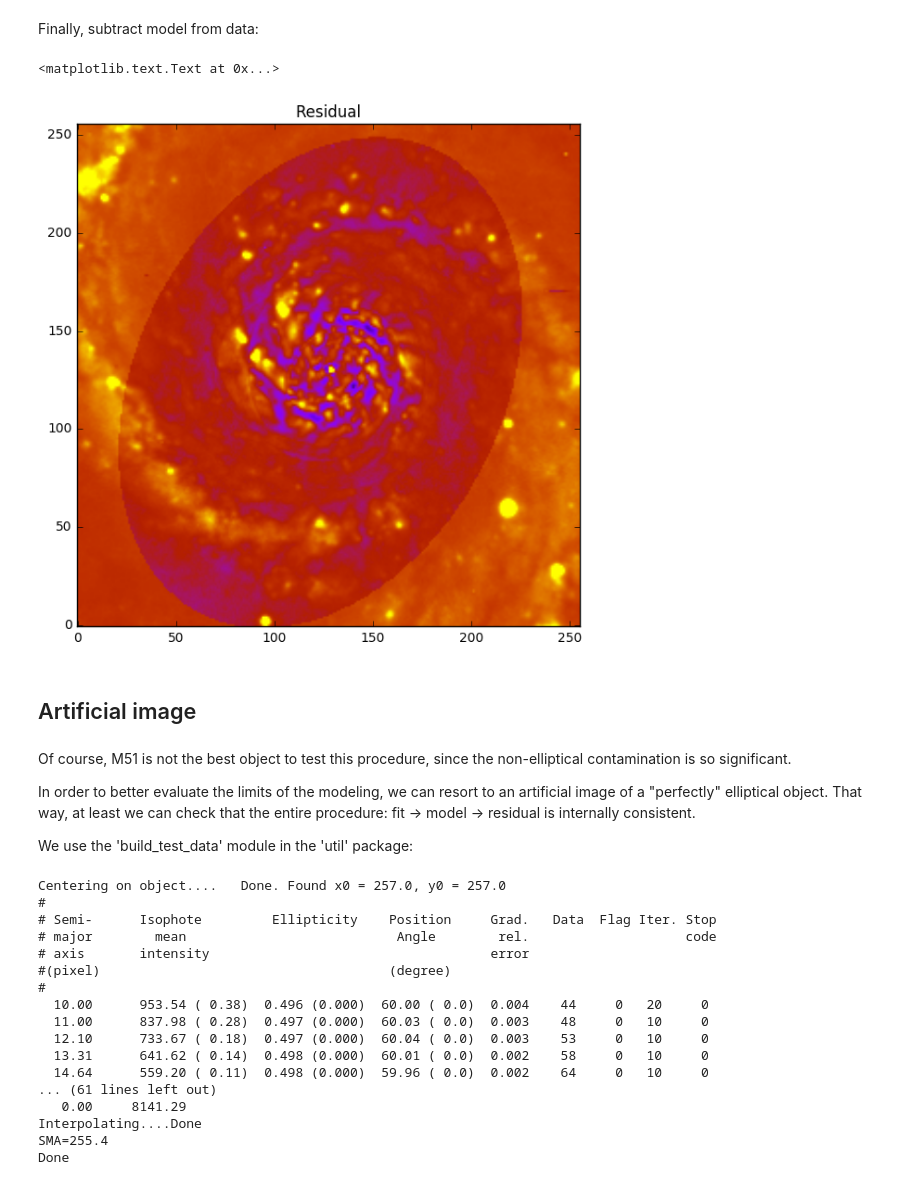
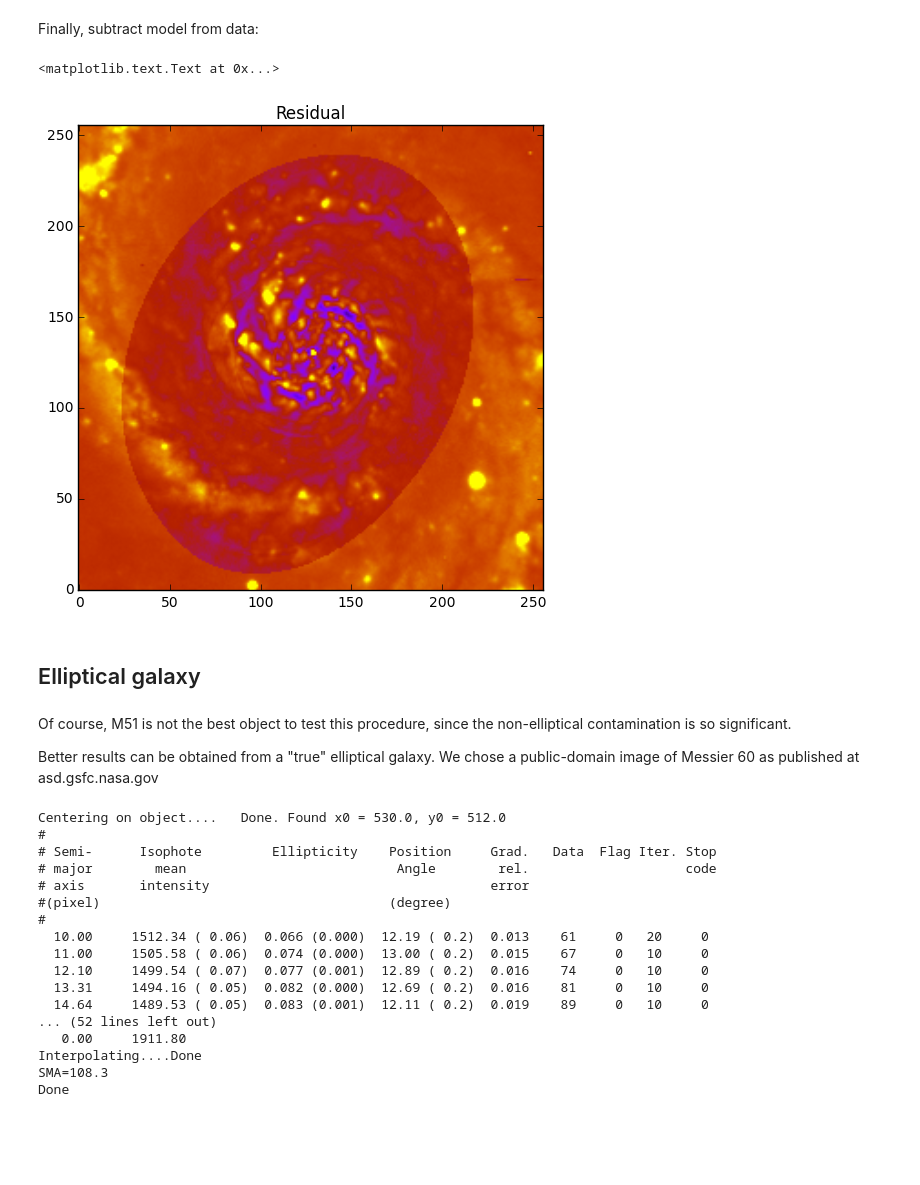
Before and after one commit to ibusko/isophote, a Jupyter notebook: docs/notebooks/example_model.ipynb, the cells around one changed output. Drawn from its saved outputs; the diff is of its cells as text; code cells hidden in the pictures; blank space fills up the shorter version.

```diff
--- a/docs/notebooks/example_model.ipynb
+++ b/docs/notebooks/example_model.ipynb
@@ -77,52 +77,51 @@ Finally, subtract model from data:
 # %%
 residual = data - model
 
-plt.rcParams['figure.figsize'] = (10.0, 7.0)
+plt.rcParams['figure.figsize'] = (6.0, 6.0)
 fig, ax = plt.subplots()
 
 ax.imshow(residual, cmap=cm.gnuplot, vmin=-300, vmax=300)
 ax.set_title("Residual")
 # %% [output]
 <matplotlib.text.Text at 0x...>
-[figure, old version]
+[figure, new version]
-# %% [markdown]
-## Artificial image
-# %% [markdown]
-Of course, M51 is not the best object to test this procedure, since the non-elliptical contamination is so significant.
-
-In order to better evaluate the limits of the modeling, we can resort to an artificial image of a "perfectly" elliptical object. That way, at least we can check that the entire procedure: fit -> model -> residual is internally consistent.
-
-We use the 'build_test_data' module in the 'util' package:
+# %% [markdown]
+## Elliptical galaxy
+# %% [markdown]
+Of course, M51 is not the best object to test this procedure, since the non-elliptical contamination is so significant.
+
+Better results can be obtained from a "true" elliptical galaxy. We chose a public-domain image of Messier 60 as published at asd.gsfc.nasa.gov
 # %%
-from util.build_test_data import build
+image = fits.open("../../test/data/M105-S001-RGB.fits")
+pixel_data = image[0].data[0]
+
 from ellipse.geometry import Geometry
+g = Geometry(530., 511, 10., 0.2, 20./180.*3.14)
 
-pixel_data = build(eps=0.5, pa=np.pi/3., background=10., noise=1.)
-
-g = Geometry(256., 256., 10., 0.5, np.pi/3.)
 ellipse = Ellipse(pixel_data, geometry=g)
 isolist = ellipse.fit_image()
-model_image = build_model(pixel_data, isolist, fill=np.mean(pixel_data[0:10,0:10]))
+
+model_image = build_model(pixel_data, isolist, fill=np.mean(pixel_data[20:120,20:120]))
 model = model_image
 data = pixel_data
 residual = data - model
 # %% [output]
-Centering on object....   Done. Found x0 = 257.0, y0 = 257.0
+Centering on object....   Done. Found x0 = 530.0, y0 = 512.0
 #
 # Semi-      Isophote         Ellipticity    Position     Grad.   Data  Flag Iter. Stop
 # major        mean                           Angle        rel.                    code
 # axis       intensity                                    error
 #(pixel)                                     (degree)
 #
-  10.00      953.54 ( 0.38)  0.496 (0.000)  60.00 ( 0.0)  0.004    44     0   20     0
-  11.00      837.98 ( 0.28)  0.497 (0.000)  60.03 ( 0.0)  0.003    48     0   10     0
-  12.10      733.67 ( 0.18)  0.497 (0.000)  60.04 ( 0.0)  0.003    53     0   10     0
-  13.31      641.62 ( 0.14)  0.498 (0.000)  60.01 ( 0.0)  0.002    58     0   10     0
-  14.64      559.20 ( 0.11)  0.498 (0.000)  59.96 ( 0.0)  0.002    64     0   10     0
-... (61 lines left out)
-   0.00     8141.29
+  10.00     1512.34 ( 0.06)  0.066 (0.000)  12.19 ( 0.2)  0.013    61     0   20     0
+  11.00     1505.58 ( 0.06)  0.074 (0.000)  13.00 ( 0.2)  0.015    67     0   10     0
+  12.10     1499.54 ( 0.07)  0.077 (0.001)  12.89 ( 0.2)  0.016    74     0   10     0
+  13.31     1494.16 ( 0.05)  0.082 (0.000)  12.69 ( 0.2)  0.016    81     0   10     0
+  14.64     1489.53 ( 0.05)  0.083 (0.001)  12.11 ( 0.2)  0.019    89     0   10     0
+... (52 lines left out)
+   0.00     1911.80
 Interpolating....Done
-SMA=255.4
+SMA=108.3
 Done
 # %%
 plt.rcParams['figure.figsize'] = (15.0, 10.0)
```
Also changed, not shown: parts of 9 cells of this notebook, 6 other files.
